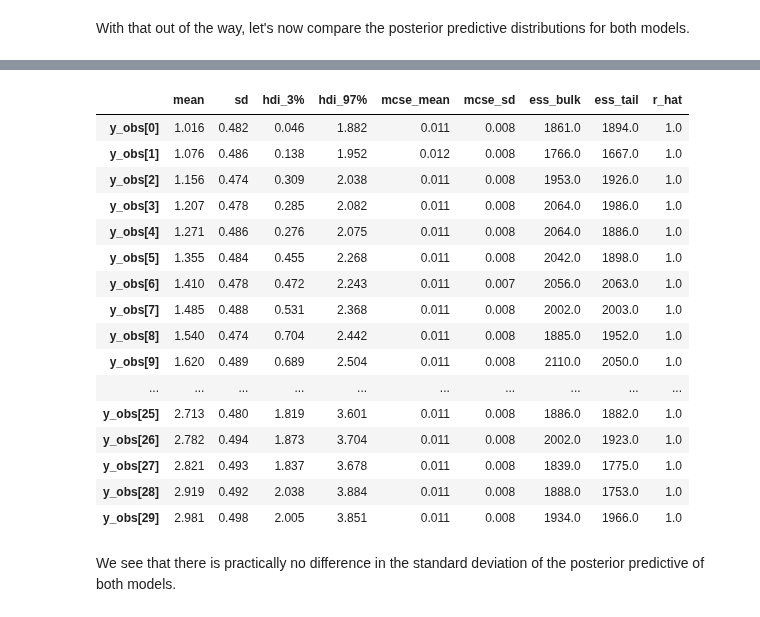
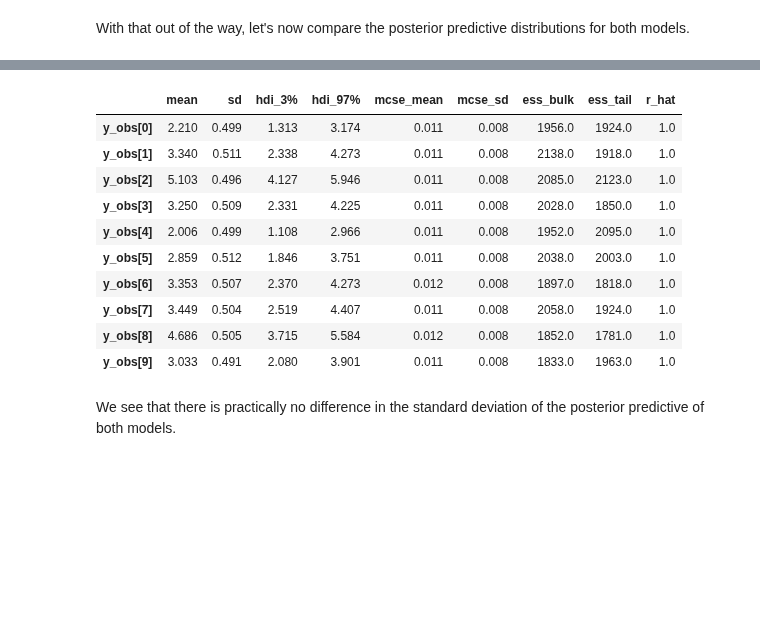
Before and after one commit to sktime/skpro, a Jupyter notebook: examples/04_BayesianLinearRegressor.ipynb, the cells around one changed output, grey strips where cells are left out. Drawn from its saved outputs; the diff is of its cells as text; code cells hidden in the pictures; blank space fills up the shorter version.

```diff
--- a/examples/04_BayesianLinearRegressor.ipynb
+++ b/examples/04_BayesianLinearRegressor.ipynb
@@ -340,0 +486,2 @@ In the subsequent section, we will look at "prior predictive checks" that we can
+# %%
+elicited_prior_pz, _ = pz.maxent(pz.Normal(), 0.8, 1.2, 0.6);
@@ -340,0 +495,5 @@ In the subsequent section, we will look at "prior predictive checks" that we can
+# %%
+elicited_prior = Prior("Normal", mu=elicited_prior_pz.mu, sigma=elicited_prior_pz.sigma)
+
+bayes_model = BayesianLinearRegressor(prior_config={"intercept": elicited_prior})
+bayes_model.fit(X_train, y_train)
@@ -637,19 +908,21 @@ Now, let's generate a synthetic dataset with 500 (as opposed to 50) datapoints a
 # %%
-N = 500
+N = 200
+np.random.seed(42)
+feature1 = np.random.uniform(0, 1, N)
+feature2 = np.random.uniform(0, 1, N)
+X_train = pd.DataFrame({"feature1": feature1, "feature2": feature2})
 
-# Creating 500 random data points containing 1 feature
-feature1 = np.random.uniform(0, 1, N)
-X_train = pd.DataFrame({"feature1": feature1})
 
-# Set the relationship between the feature and the target variable
-TRUE_INTERCEPT = 1
-TRUE_SLOPES = np.array([2])
-TRUE_SIGMA = 0.5
-
-# Calculating the true target variable
 y_true = TRUE_INTERCEPT + np.dot(X_train, TRUE_SLOPES)
 y_train = y_true + np.random.normal(0, TRUE_SIGMA, size=len(X_train))
 
-bayes_model_500 = BayesianLinearRegressor()
-bayes_model_500.fit(X_train, y_train)
+train_data = pd.concat(
+    [X_train, pd.Series(y_true, name="y_true"), pd.Series(y_train, name="y_train")],
+    axis=1,
+)
+train_data = train_data.sort_values(by="feature1")
+train_data = train_data.reset_index(drop=True)
+
+bayes_model_200 = BayesianLinearRegressor(prior_config={"intercept": elicited_prior})
+bayes_model_200.fit(X_train, y_train)
 # %% [output]
@@ -728,23 +1004,17 @@ az.summary(bayes_model.idata.predictions)
 # %%
-az.summary(bayes_model_500.idata.predictions)
+az.summary(bayes_model_200.idata.predictions)
 # %% [output]
 |  | mean | sd | hdi_3% | hdi_97% | mcse_mean | mcse_sd | ess_bulk | ess_tail | r_hat |
-| y_obs[0] | 1.016 | 0.482 | 0.046 | 1.882 | 0.011 | 0.008 | 1861.0 | 1894.0 | 1.0 |
-| y_obs[1] | 1.076 | 0.486 | 0.138 | 1.952 | 0.012 | 0.008 | 1766.0 | 1667.0 | 1.0 |
-| y_obs[2] | 1.156 | 0.474 | 0.309 | 2.038 | 0.011 | 0.008 | 1953.0 | 1926.0 | 1.0 |
-| y_obs[3] | 1.207 | 0.478 | 0.285 | 2.082 | 0.011 | 0.008 | 2064.0 | 1986.0 | 1.0 |
-| y_obs[4] | 1.271 | 0.486 | 0.276 | 2.075 | 0.011 | 0.008 | 2064.0 | 1886.0 | 1.0 |
-| y_obs[5] | 1.355 | 0.484 | 0.455 | 2.268 | 0.011 | 0.008 | 2042.0 | 1898.0 | 1.0 |
-| y_obs[6] | 1.410 | 0.478 | 0.472 | 2.243 | 0.011 | 0.007 | 2056.0 | 2063.0 | 1.0 |
-| y_obs[7] | 1.485 | 0.488 | 0.531 | 2.368 | 0.011 | 0.008 | 2002.0 | 2003.0 | 1.0 |
-| y_obs[8] | 1.540 | 0.474 | 0.704 | 2.442 | 0.011 | 0.008 | 1885.0 | 1952.0 | 1.0 |
-| y_obs[9] | 1.620 | 0.489 | 0.689 | 2.504 | 0.011 | 0.008 | 2110.0 | 2050.0 | 1.0 |
-| ... | ... | ... | ... | ... | ... | ... | ... | ... | ... |
-| y_obs[25] | 2.713 | 0.480 | 1.819 | 3.601 | 0.011 | 0.008 | 1886.0 | 1882.0 | 1.0 |
-| y_obs[26] | 2.782 | 0.494 | 1.873 | 3.704 | 0.011 | 0.008 | 2002.0 | 1923.0 | 1.0 |
-| y_obs[27] | 2.821 | 0.493 | 1.837 | 3.678 | 0.011 | 0.008 | 1839.0 | 1775.0 | 1.0 |
-| y_obs[28] | 2.919 | 0.492 | 2.038 | 3.884 | 0.011 | 0.008 | 1888.0 | 1753.0 | 1.0 |
-| y_obs[29] | 2.981 | 0.498 | 2.005 | 3.851 | 0.011 | 0.008 | 1934.0 | 1966.0 | 1.0 |
+| y_obs[0] | 2.210 | 0.499 | 1.313 | 3.174 | 0.011 | 0.008 | 1956.0 | 1924.0 | 1.0 |
+| y_obs[1] | 3.340 | 0.511 | 2.338 | 4.273 | 0.011 | 0.008 | 2138.0 | 1918.0 | 1.0 |
+| y_obs[2] | 5.103 | 0.496 | 4.127 | 5.946 | 0.011 | 0.008 | 2085.0 | 2123.0 | 1.0 |
+| y_obs[3] | 3.250 | 0.509 | 2.331 | 4.225 | 0.011 | 0.008 | 2028.0 | 1850.0 | 1.0 |
+| y_obs[4] | 2.006 | 0.499 | 1.108 | 2.966 | 0.011 | 0.008 | 1952.0 | 2095.0 | 1.0 |
+| y_obs[5] | 2.859 | 0.512 | 1.846 | 3.751 | 0.011 | 0.008 | 2038.0 | 2003.0 | 1.0 |
+| y_obs[6] | 3.353 | 0.507 | 2.370 | 4.273 | 0.012 | 0.008 | 1897.0 | 1818.0 | 1.0 |
+| y_obs[7] | 3.449 | 0.504 | 2.519 | 4.407 | 0.011 | 0.008 | 2058.0 | 1924.0 | 1.0 |
+| y_obs[8] | 4.686 | 0.505 | 3.715 | 5.584 | 0.012 | 0.008 | 1852.0 | 1781.0 | 1.0 |
+| y_obs[9] | 3.033 | 0.491 | 2.080 | 3.901 | 0.011 | 0.008 | 1833.0 | 1963.0 | 1.0 |
 # %% [markdown]
 We see that there is practically no difference in the standard deviation of the posterior predictive of both models.
 # %%
```
Also changed, not shown: parts of 81 cells of this notebook.
